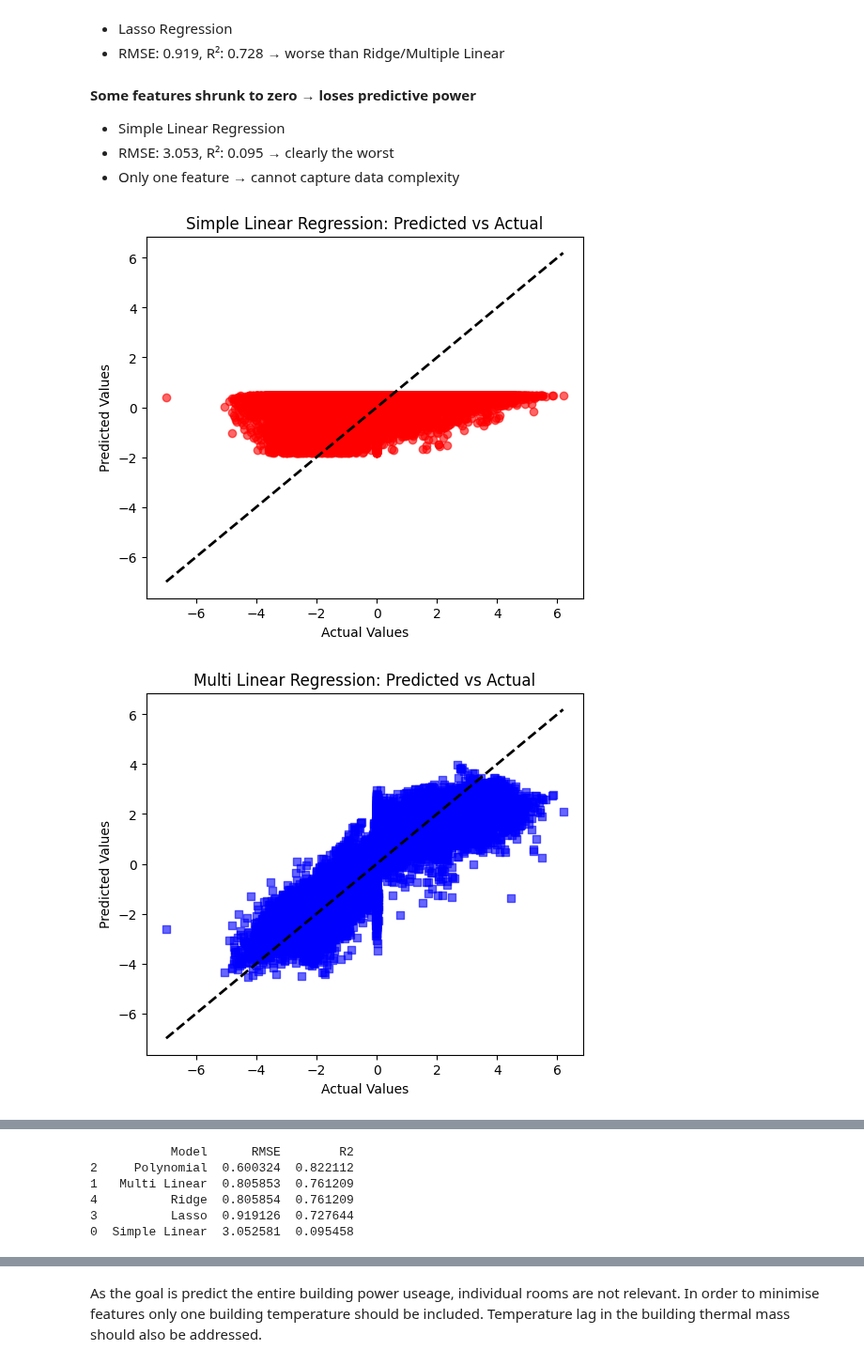
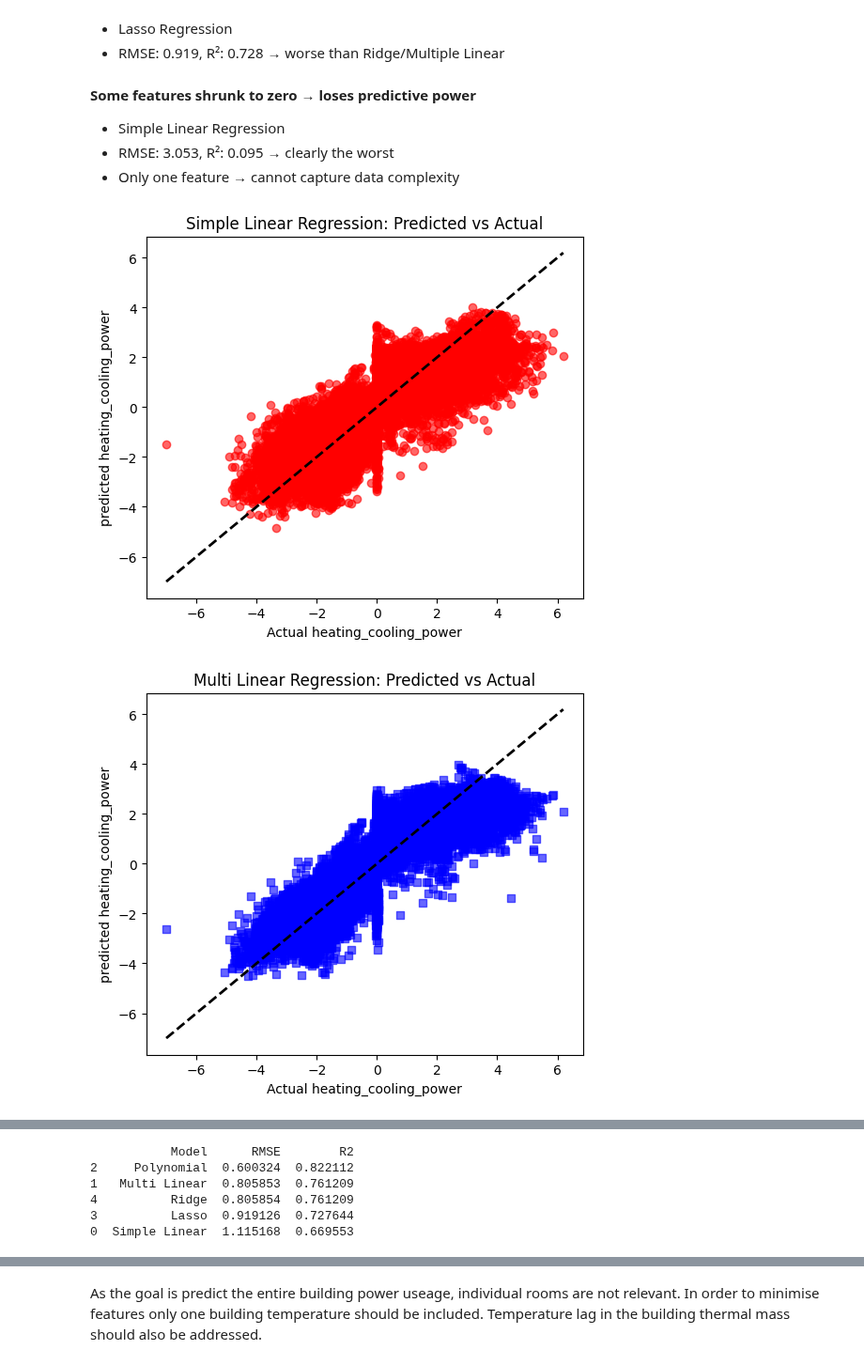
Before and after one commit to VonRiecken/Energy-Data-Engineering, a Jupyter notebook: main/ede_WS2526_project_9_ay_JR.ipynb, the cells around one changed output, grey strips where cells are left out. Shown at 94% size. Drawn from its saved outputs; the diff is of its cells as text; code cells hidden in the pictures.

Commit message:
changing the feature of simple model

```diff
--- a/main/ede_WS2526_project_9_ay_JR.ipynb
+++ b/main/ede_WS2526_project_9_ay_JR.ipynb
@@ -607,8 +616,8 @@ models = {}
 
 # 1. Simple Linear Regression
 # Baseline: Uses only the first feature (e.g., Temperature or Lag_1)
-X_train_simple = X_train_scaled.iloc[:, [0]]
-X_test_simple = X_test_scaled.iloc[:, [0]]
+X_train_simple = pd.DataFrame( X_train_scaled.loc[:, 'temp_amb' ])
+X_test_simple = pd.DataFrame(X_test_scaled.loc[:, 'temp_amb' ])
 model_simple = LinearRegression()
 model_simple.fit(X_train_simple, target_train)
 models["Simple Linear"] = model_simple
@@ -687,34 +696,34 @@ for i ,(name, model) in enumerate(models.items()):
     # prediciton
     y_pred = model.predict(X_te)
     colors = ["red", "blue", "green", "orange", "purple"]
     markers = ["o", "s", "^", "D", "x"]
     plt.scatter(target_test, y_pred, alpha=0.6, color=colors[i], marker=markers[i])
 
     # Perfekte Vorhersage-Linie
     plt.plot([target_test.min(), target_test.max()],
              [target_test.min(), target_test.max()], 'k--', lw=2)
 
-    plt.xlabel("Actual Values")
-    plt.ylabel("Predicted Values")
+    plt.xlabel(f"Actual {target}")
+    plt.ylabel(f"predicted {target}")
     plt.title(f"{name} Regression: Predicted vs Actual")
     plt.show()
 
 
     # RMSE und R² (Regression Metrics)
     rmse = mean_squared_error(target_test, y_pred)
     r2 = r2_score(target_test, y_pred)
 
     # add the results
     results_test.append({
         "Model": name,
         "RMSE": rmse,
         "R2": r2
     })
 
 
 # end result of all models
 results_df = pd.DataFrame(results_test).sort_values("RMSE")
 print(results_df)
 # %% [output]
-[figure, old version]
+[figure, new version]
-[figure, old version]
+[figure, new version]
@@ -726,4 +735,4 @@ print(results_df)
 1   Multi Linear  0.805853  0.761209
 4          Ridge  0.805854  0.761209
 3          Lasso  0.919126  0.727644
-0  Simple Linear  3.052581  0.095458
+0  Simple Linear  1.115168  0.669553
```
Also changed, not shown: parts of 45 cells of this notebook.
